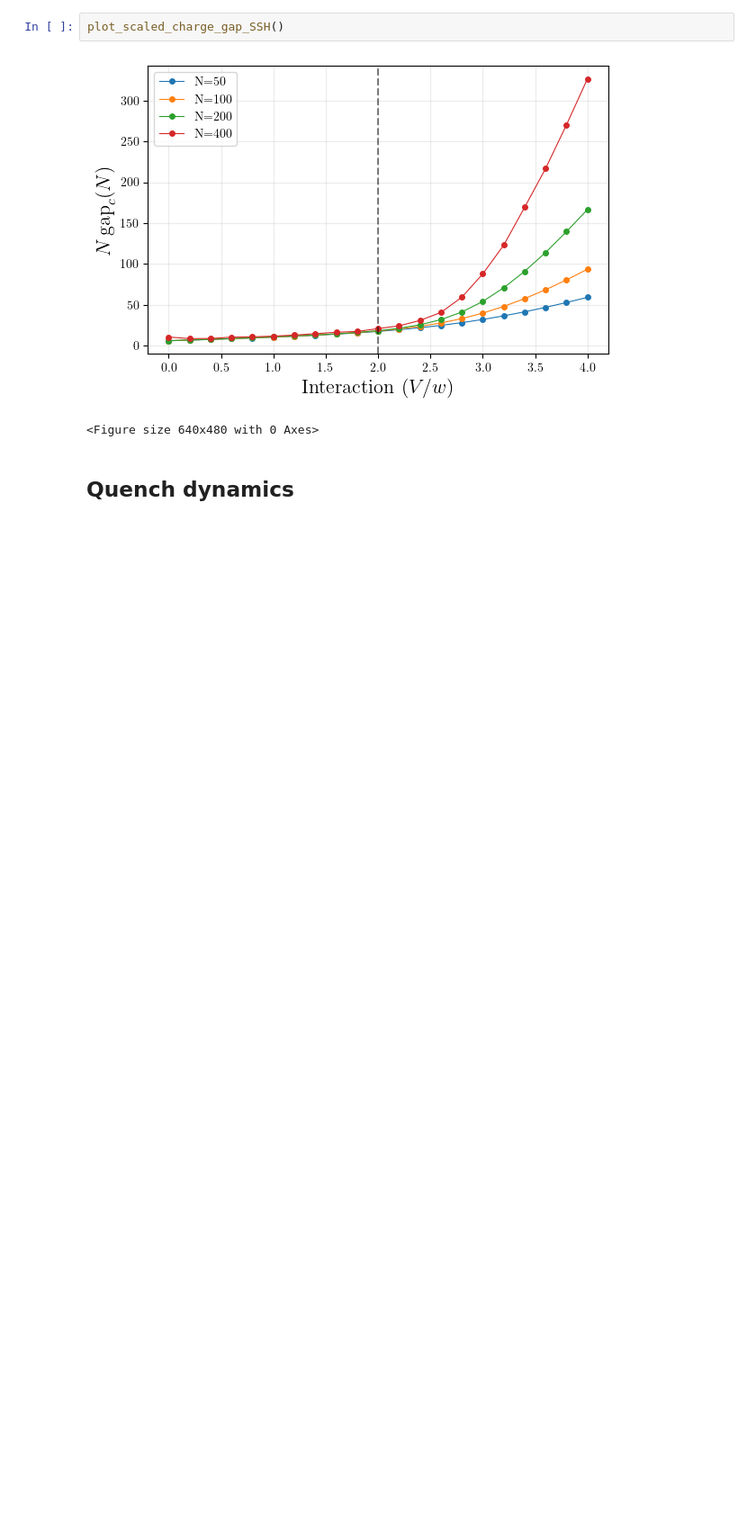
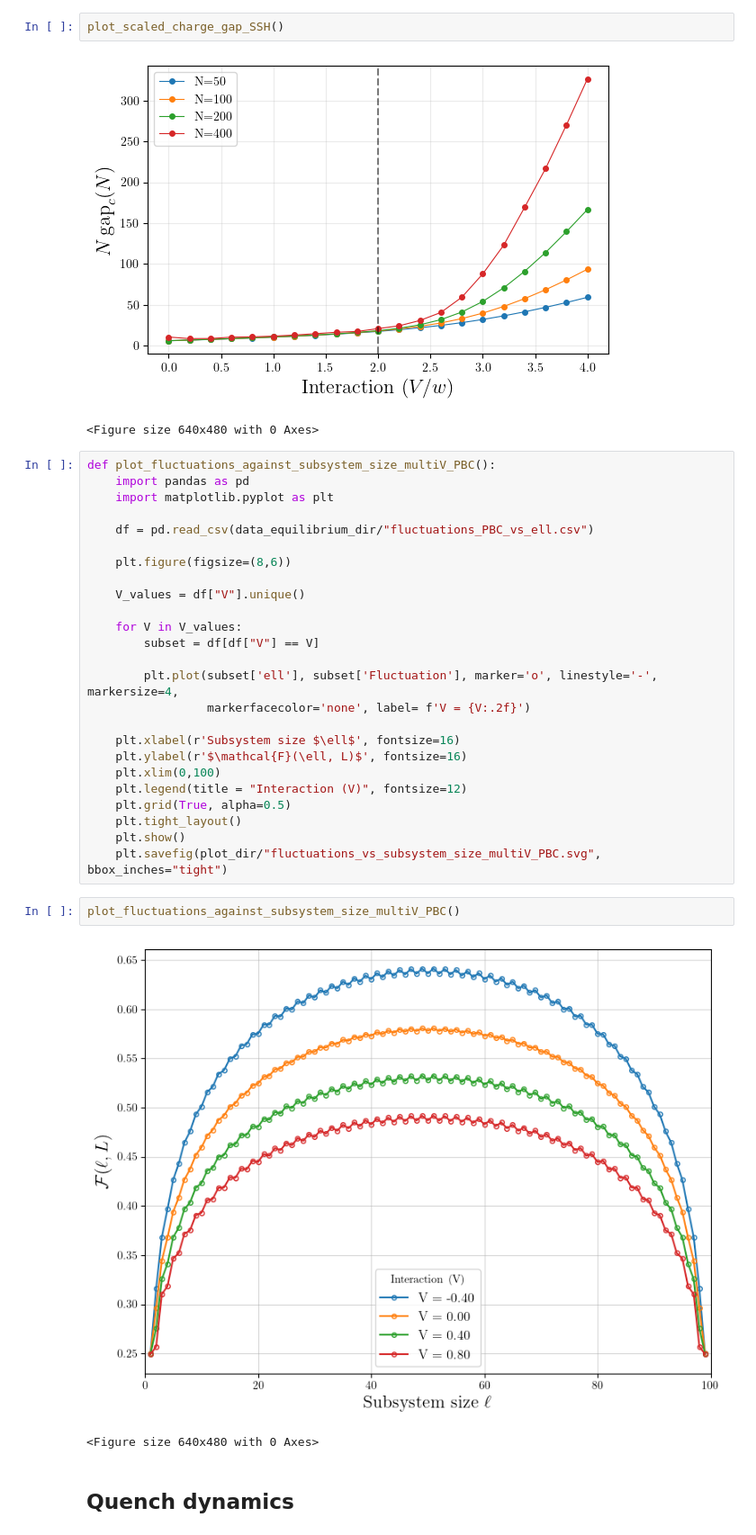
Before and after one commit to artalink7/SSH-Analysis, a Jupyter notebook: plot/plots.ipynb, the cells around one changed output. Shown at 90% size. Cells and saved outputs as stored; diff of their text form; blank space fills up the shorter version.

Commit message:
simulation with PBC of fluctuations for interacting SSH

```diff
--- a/plot/plots.ipynb
+++ b/plot/plots.ipynb
@@ -788,6 +872,36 @@ plot_scaled_charge_gap_SSH()
 # %% [output]
 [figure]
 <Figure size 640x480 with 0 Axes>
+# %%
+def plot_fluctuations_against_subsystem_size_multiV_PBC():
+    import pandas as pd
+    import matplotlib.pyplot as plt
+
+    df = pd.read_csv(data_equilibrium_dir/"fluctuations_PBC_vs_ell.csv")
+
+    plt.figure(figsize=(8,6))
+
+    V_values = df["V"].unique()
+
+    for V in V_values:
+        subset = df[df["V"] == V]
+
+        plt.plot(subset['ell'], subset['Fluctuation'], marker='o', linestyle='-', markersize=4,
+                 markerfacecolor='none', label= f'V = {V:.2f}')
+
+    plt.xlabel(r'Subsystem size $\ell$', fontsize=16)
+    plt.ylabel(r'$\mathcal{F}(\ell, L)$', fontsize=16)
+    plt.xlim(0,100)
+    plt.legend(title = "Interaction (V)", fontsize=12)
+    plt.grid(True, alpha=0.5)
+    plt.tight_layout()
+    plt.show()
+    plt.savefig(plot_dir/"fluctuations_vs_subsystem_size_multiV_PBC.svg", bbox_inches="tight")
+# %%
+plot_fluctuations_against_subsystem_size_multiV_PBC()
+# %% [output]
+[figure, added]
+<Figure size 640x480 with 0 Axes>
 # %% [markdown]
 ## Quench dynamics
 # %%
```
Also changed, not shown: parts of 3 cells of this notebook, 3 other files.
